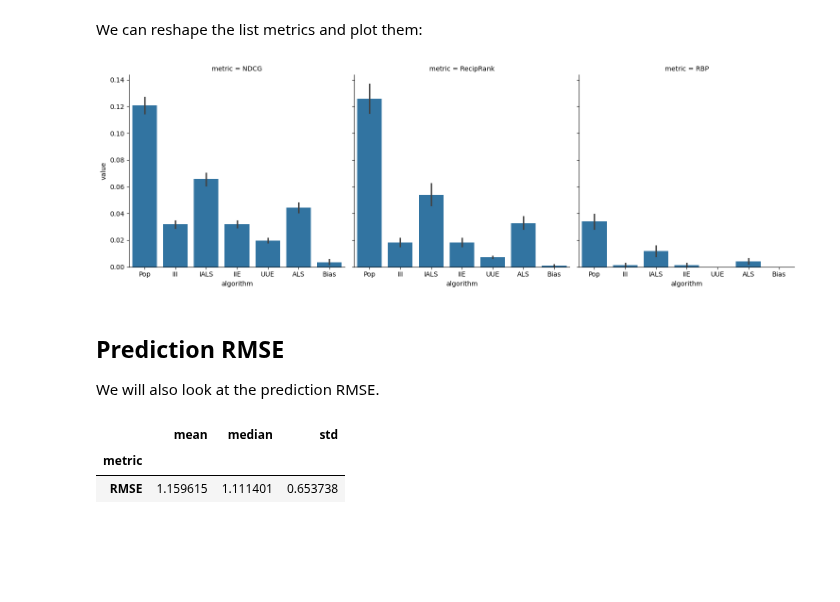
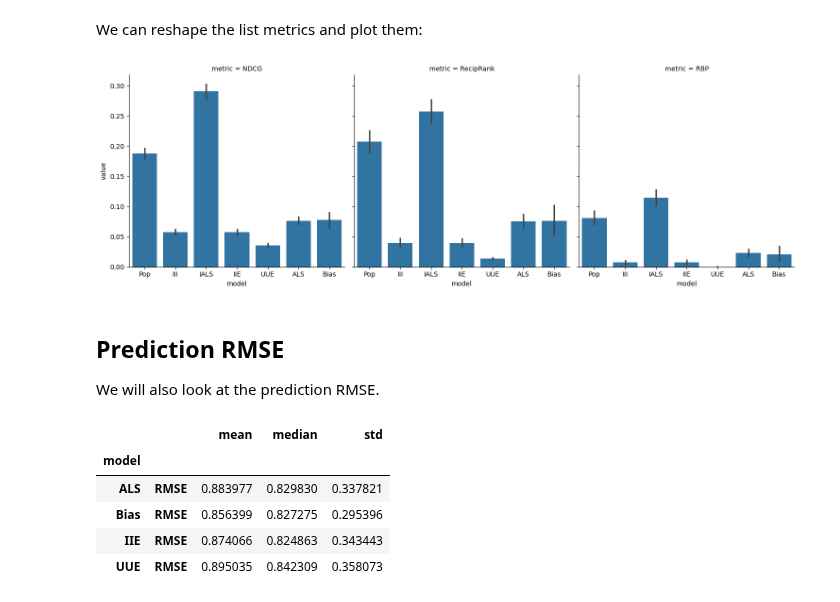
Before and after one commit to lenskit/lk-demo-experiment, a Jupyter notebook: eval-report.ipynb, the cells around one changed output. Saved outputs shown, nothing was run; the diff lists cells and outputs as text; code cells hidden in the pictures; blank space fills up the shorter version.

```diff
--- a/eval-report.ipynb
+++ b/eval-report.ipynb
@@ -31,24 +35,24 @@ output_root = Path("runs")
 # %%
 dirs = [fld for fld in output_root.glob(f'{dataset}-*')]
 # %%
-recs = ItemListCollection(['algorithm', 'user_id'], index=False)
+recs = ItemListCollection(['model', 'user_id'], index=False)
 for fld in dirs:
     for file in fld.glob("recs-*"):
         rec = pd.read_parquet(file)
         rec = ItemListCollection.from_df(rec, UserIDKey)
-        recs.add_from(rec, algorithm=fld.name.split("-")[1])
+        recs.add_from(rec, model=fld.name.split("-")[1])
 # %%
 rec_algos = sorted(set(a for (a, _u) in recs.keys()))
 rec_algos
 # %% [output]
 ['ALS', 'Bias', 'IALS', 'IIE', 'III', 'Pop', 'UUE']
 # %%
-preds = ItemListCollection(['algorithm', 'user_id'], index=False)
+preds = ItemListCollection(['model', 'user_id'], index=False)
 for fld in dirs:
     for file in fld.glob("pred-*"):
         pred = pd.read_parquet(file)
         pred = ItemListCollection.from_df(pred, UserIDKey)
-        preds.add_from(pred, algorithm=fld.name.split("-")[1])
+        preds.add_from(pred, model=fld.name.split("-")[1])
 # %% [markdown]
 We need to load the test data so that we have the ground truths for computing accuracy
 # %%
@@ -71,6 +75,6 @@ ra.add_metric(NDCG())
 ra.add_metric(RecipRank())
 ra.add_metric(RBP())
 
-results = ra.compute(recs, test)
-results.list_summary()
+rec_results = ra.compute(recs, test)
+rec_results.list_summary('model')
 # %% [output]
@@ -82,25 +99,28 @@ results.list_summary()
 # %% [markdown]
 We can reshape the list metrics and plot them:
 # %%
-metrics = results.list_metrics()
+metrics = rec_results.list_metrics()
 metrics = metrics.melt(var_name='metric', ignore_index=False).reset_index()
-sns.catplot(metrics, x='algorithm', y='value', col='metric', kind='bar')
+sns.catplot(metrics, x='model', y='value', col='metric', kind='bar')
 plt.show()
 # %% [output]
-[figure, old version]
+[figure, new version]
 # %% [markdown]
 ## Prediction RMSE
 
 We will also look at the prediction RMSE.
 # %%
-ra = RunAnalysis()
+pa = RunAnalysis()
 
-ra.add_metric(RMSE(missing_scores='ignore', missing_truth='ignore'))
+pa.add_metric(RMSE(missing_scores='ignore', missing_truth='ignore'))
 
-results = ra.compute(preds, test)
-results.list_summary()
+pred_scores = pa.compute(preds, test)
+pred_scores.list_summary('model')
 # %% [output]
-|  | mean | median | std |
-| metric |  |  |  |
-| RMSE | 1.159615 | 1.111401 | 0.653738 |
+|  |  | mean | median | std |
+| model |  |  |  |  |
+| ALS | RMSE | 0.883977 | 0.829830 | 0.337821 |
+| Bias | RMSE | 0.856399 | 0.827275 | 0.295396 |
+| IIE | RMSE | 0.874066 | 0.824863 | 0.343443 |
+| UUE | RMSE | 0.895035 | 0.842309 | 0.358073 |
 # %%
```
Also changed, not shown: parts of 5 cells of this notebook, 1 other file.
